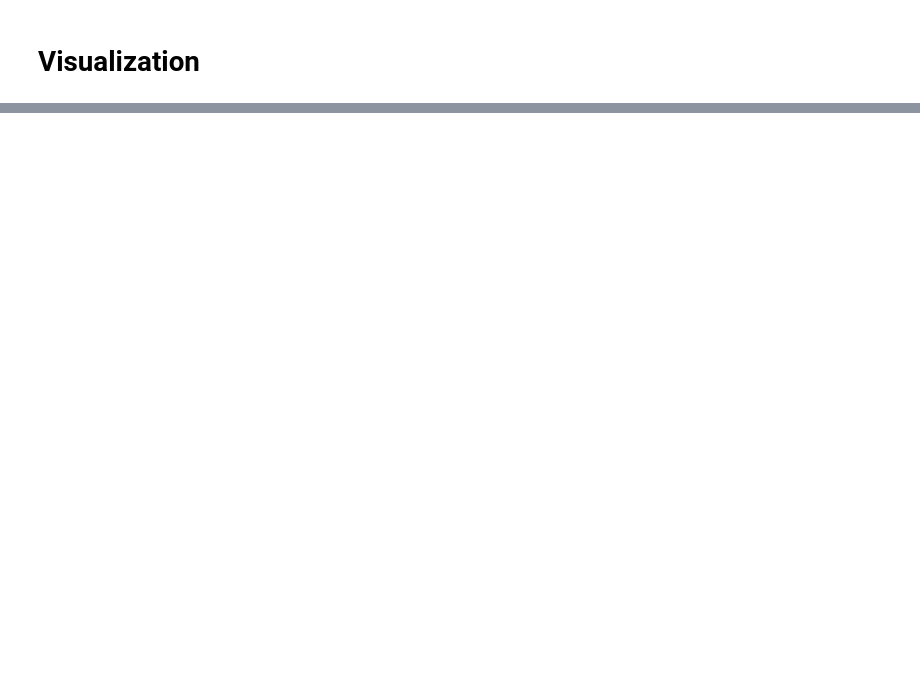
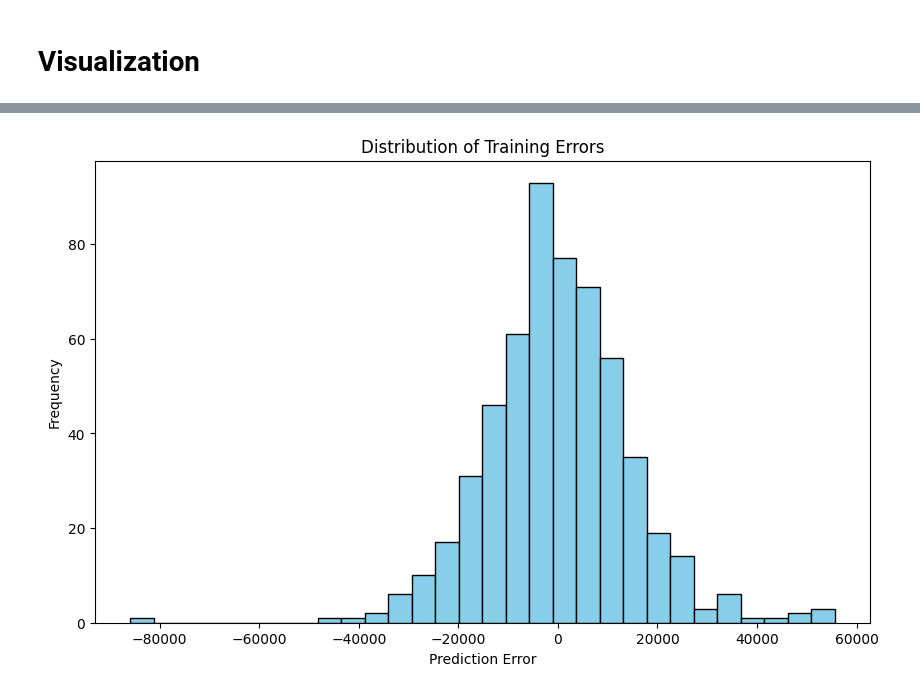
Before and after one commit to Pra5etya/testing_ml, a Jupyter notebook: script/another.ipynb, the cells around one changed output, grey strips where cells are left out. Cells and saved outputs as stored; diff of their text form; code cells hidden in the pictures; blank space fills up the shorter version.

```diff
--- a/script/another.ipynb
+++ b/script/another.ipynb
@@ -783,0 +805,17 @@ Best parameters: {'regressor': Lasso(), 'regressor__alpha': 100.0, 'regressor__m
+# %%
+## Scoring, Evaluation, and Tuning
+
+# 1. Scoring: Evaluasi Model dengan Metode Lain
+
+# Evaluasi model pada data training
+y_train_pred = best_model.predict(X_train)
+print(f"Type: {type(y_train_pred)}, Predicted Test: \n{y_train_pred} \n")
+
+mse_train = mean_squared_error(y_train, y_train_pred)
+mae_train = mean_absolute_error(y_train, y_train_pred)
+r2_train = r2_score(y_train, y_train_pred)
+
+print("Training Set Evaluation:")
+print(f"Mean Squared Error (MSE): {mse_train:.4f}")
+print(f"Mean Absolute Error (MAE): {mae_train:.4f}")
+print(f"R^2 Score: {r2_train:.4f} \n")
@@ -785,0 +865,11 @@ Best parameters: {'regressor': Lasso(), 'regressor__alpha': 100.0, 'regressor__m
+# %%
+# Visualisasi distribusi error pada data training
+error_train = y_train - y_train_pred
+plt.figure(figsize=(10, 6))
+plt.hist(error_train, bins=30, color='skyblue', edgecolor='black')
+plt.title("Distribution of Training Errors")
+plt.xlabel("Prediction Error")
+plt.ylabel("Frequency")
+plt.show()
+# %% [output]
+[figure, added]
```
Also changed, not shown: parts of 17 cells of this notebook, 2 other files.
